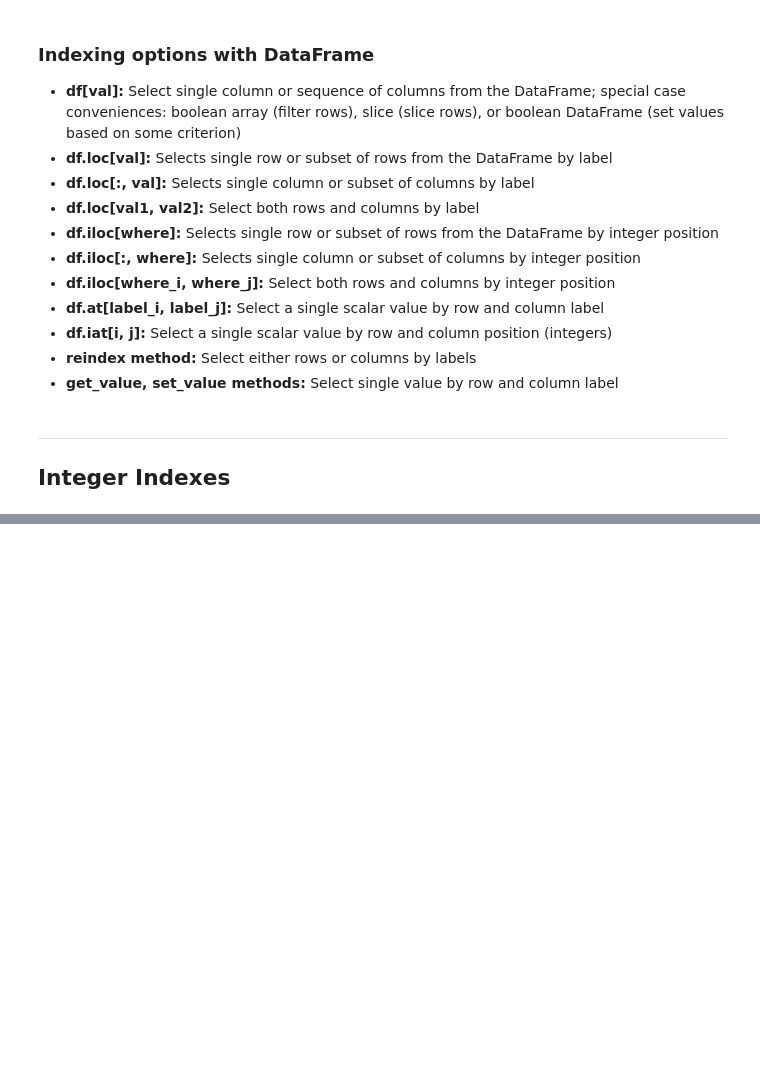
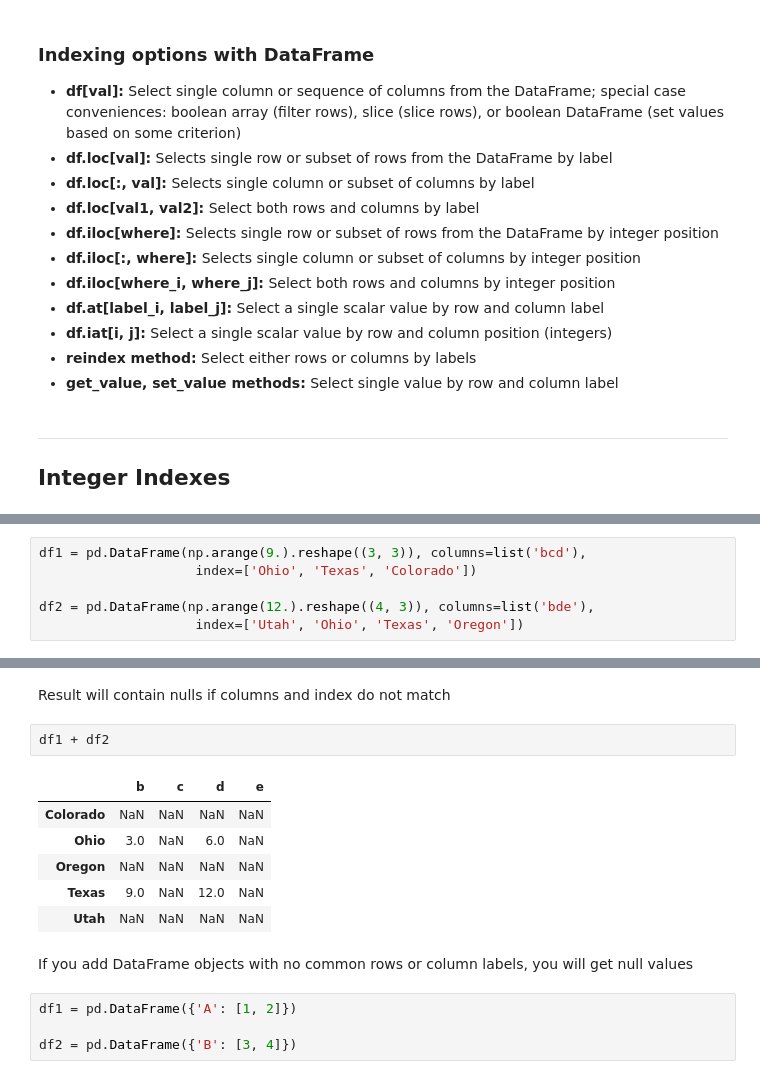
Before and after one commit to vanki2003/Python-for-Data-Analysis, a Jupyter notebook: Chapter 5 Pandas/essential_functionality.ipynb, the cells around one changed output, grey strips where cells are left out. Drawn from its saved outputs; the diff is of its cells as text; blank space fills up the shorter version.

Commit message:
updated files. will continue from Function Application and Mapping

```diff
--- a/Chapter 5 Pandas/essential_functionality.ipynb
+++ b/Chapter 5 Pandas/essential_functionality.ipynb
@@ -364,0 +452,6 @@ ___
+# %%
+df1 = pd.DataFrame(np.arange(9.).reshape((3, 3)), columns=list('bcd'),
+                    index=['Ohio', 'Texas', 'Colorado'])
+
+df2 = pd.DataFrame(np.arange(12.).reshape((4, 3)), columns=list('bde'),
+                    index=['Utah', 'Ohio', 'Texas', 'Oregon'])
@@ -364,0 +473,17 @@ ___
+# %% [markdown]
+Result will contain nulls if columns and index do not match
+# %%
+df1 + df2
+# %% [output]
+|  | b | c | d | e |
+| Colorado | NaN | NaN | NaN | NaN |
+| Ohio | 3.0 | NaN | 6.0 | NaN |
+| Oregon | NaN | NaN | NaN | NaN |
+| Texas | 9.0 | NaN | 12.0 | NaN |
+| Utah | NaN | NaN | NaN | NaN |
+# %% [markdown]
+If you add DataFrame objects with no common rows or column labels, you will get null values
+# %%
+df1 = pd.DataFrame({'A': [1, 2]})
+
+df2 = pd.DataFrame({'B': [3, 4]})
```
Also changed, not shown: parts of 53 cells of this notebook, 1 other file.
